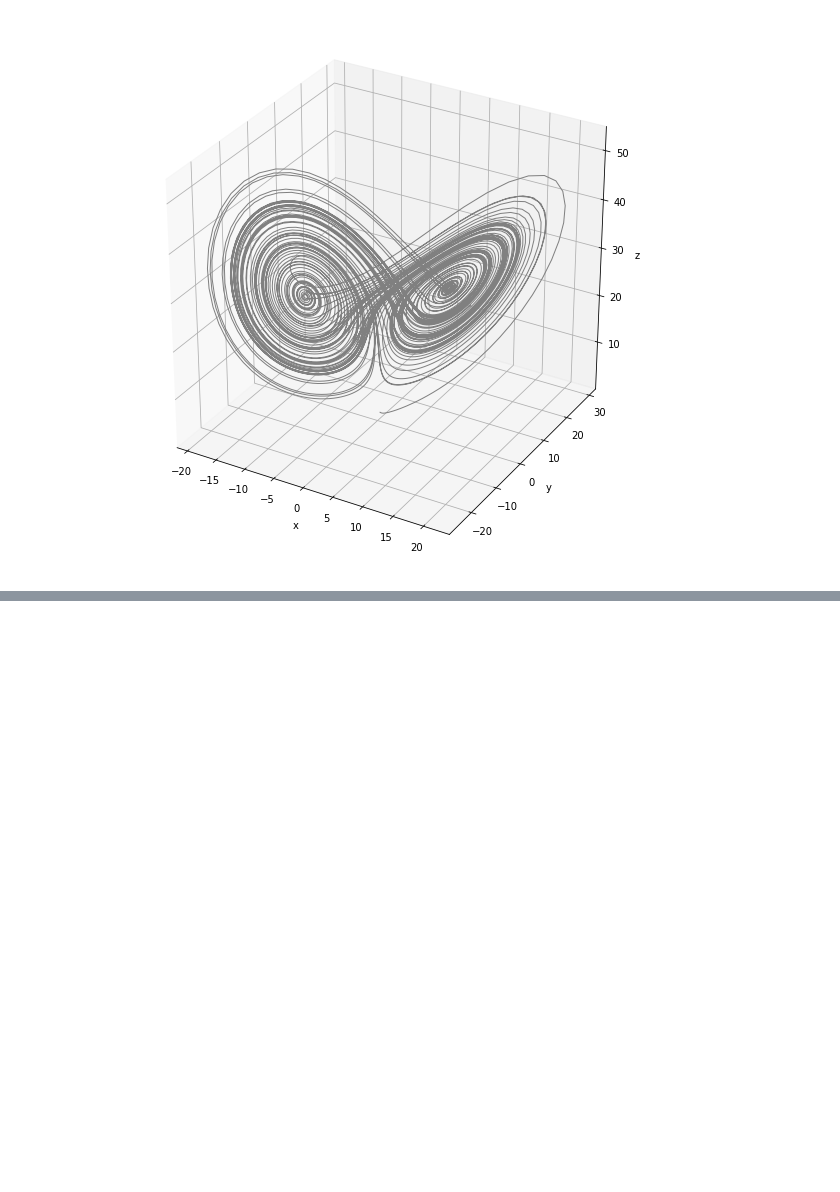
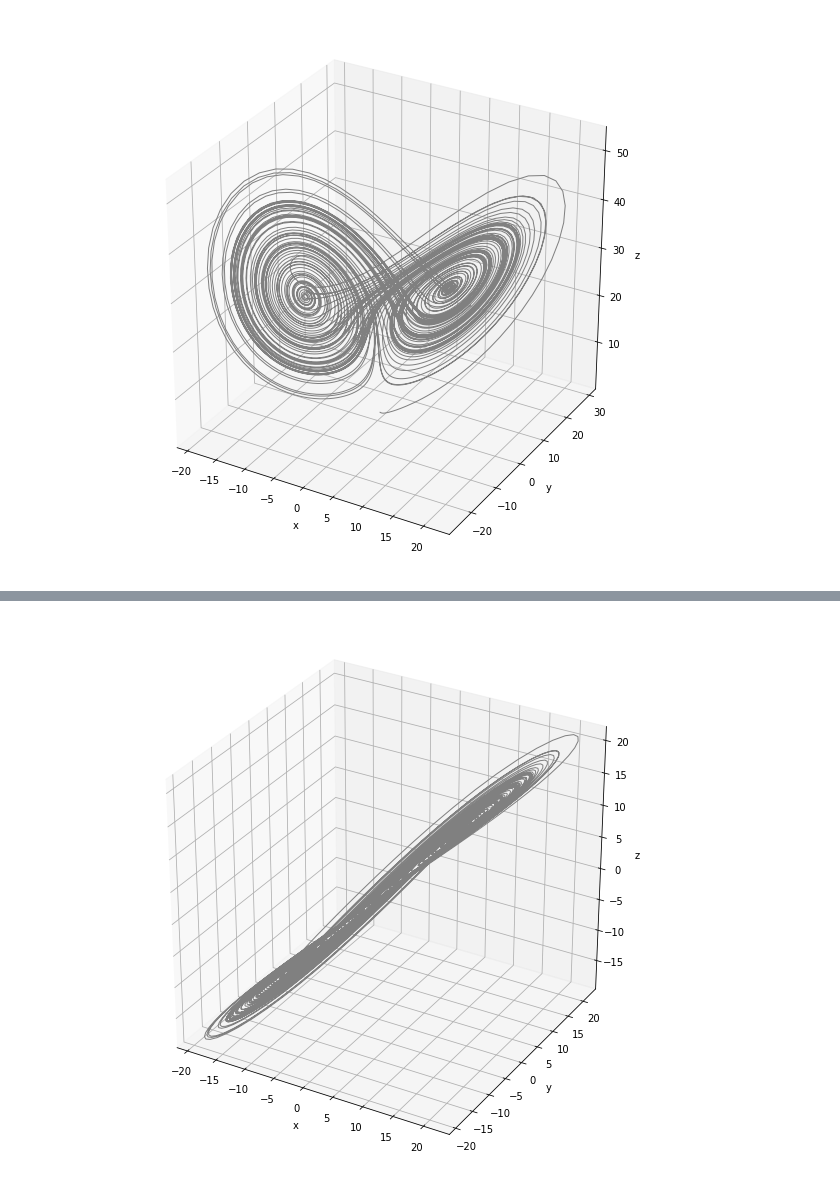
Before and after one commit to dafishcode/empirical_dynamic_modelling, a Jupyter notebook: CCM_run.ipynb, the cells around one changed output, grey strips where cells are left out. Saved outputs shown, nothing was run; the diff lists cells and outputs as text; code cells hidden in the pictures; blank space fills up the shorter version.

```diff
--- a/CCM_run.ipynb
+++ b/CCM_run.ipynb
@@ -68,0 +75,4 @@ plt.show()
+# %%
+#Find E and T, build embedding
+tau, m = lfn.find_taum(xs, 10) #find tau and m
+embed = lfn.takens_embed(m, tau, xs) #embed data
@@ -68,0 +83,11 @@ plt.show()
+# %%
+
+# Visualise
+ax = plt.figure(figsize = (10,10)).add_subplot(projection='3d')
+ax.plot(embed[:,2], embed[:,1],embed[:,0], lw=1, c = 'grey')
+ax.set_xlabel("x")
+ax.set_ylabel("y")
+ax.set_zlabel("z")
+plt.show()
+# %% [output]
+[figure, added]
```
Also changed, not shown: parts of 4 cells of this notebook, 5 other files.
